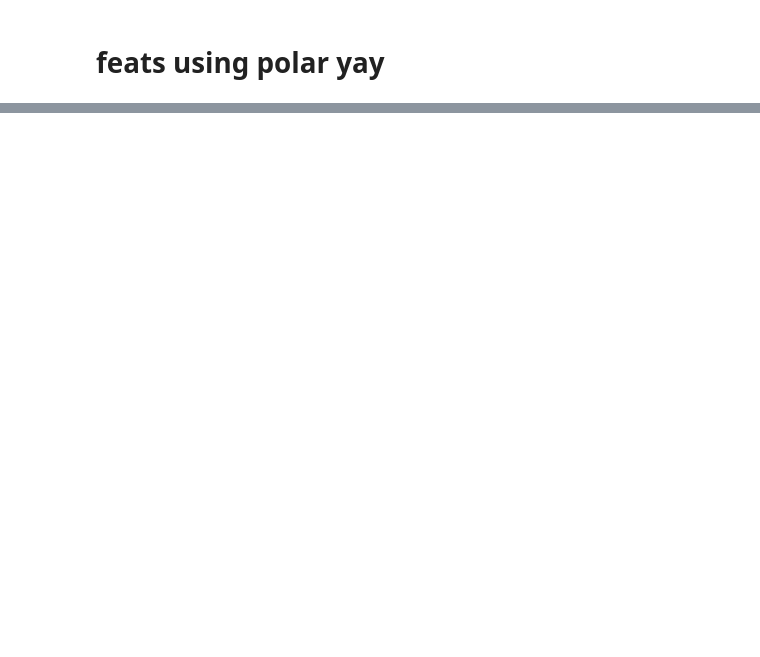
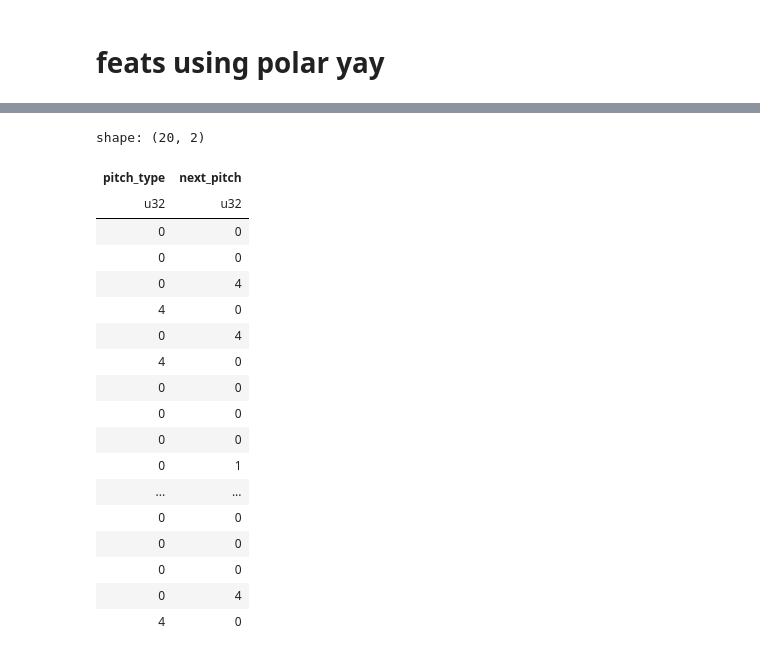
Before and after one commit to nico671/PitchPredict, a Jupyter notebook: notebooks/featurize.ipynb, the cells around one changed output, grey strips where cells are left out. Cells and saved outputs as stored; diff of their text form; code cells hidden in the pictures; blank space fills up the shorter version.

```diff
--- a/notebooks/featurize.ipynb
+++ b/notebooks/featurize.ipynb
@@ -18,32 +42,9 @@ df = df.sort(
         "at_bat_number",
         "pitch_number",
     ],
-    descending=[False, False, False, True],
+    descending=False,
 )
-
-
-df.head()
-
-df = df.with_columns(
-    df.select(
-        pl.col(pl.String).exclude(["player_name"]).cast(pl.Categorical).to_physical()
-    ),
-)
-
-df
-df = df.fill_null(-1)
-df = df.sort(
-    [
-        "game_date",
-        "game_pk",
-        "at_bat_number",
-        "pitch_number",
-    ],
-    descending=True,
-)
-
+# create target variable
 df = df.with_columns(
     df.select(pl.col("pitch_type").shift(-1).alias("next_pitch")),
 ).drop_nulls("next_pitch")
-
-df
@@ -64,0 +51,22 @@ shape: (33_492, 62)
+# %%
+df.select(pl.col(["pitch_type", "next_pitch"])).head(20)
+# %% [output]
+shape: (20, 2)
+| pitch_type | next_pitch |
+| u32 | u32 |
+| 0 | 0 |
+| 0 | 0 |
+| 0 | 4 |
+| 4 | 0 |
+| 0 | 4 |
+| 4 | 0 |
+| 0 | 0 |
+| 0 | 0 |
+| 0 | 0 |
+| 0 | 1 |
+| ... | ... |
+| 0 | 0 |
+| 0 | 0 |
+| 0 | 0 |
+| 0 | 4 |
+| 4 | 0 |
```
Also changed, not shown: parts of 23 cells of this notebook, 7 other files.
